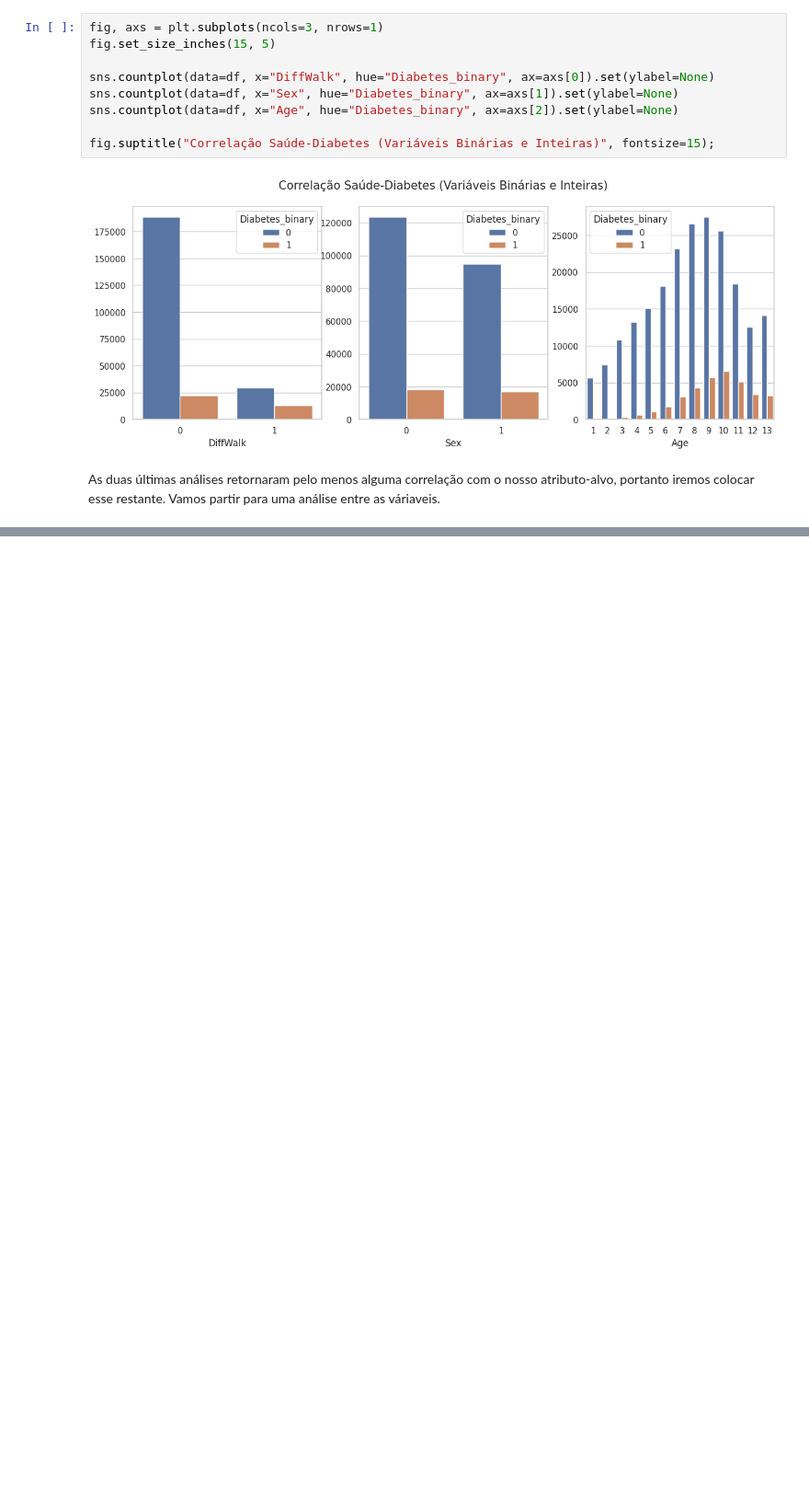
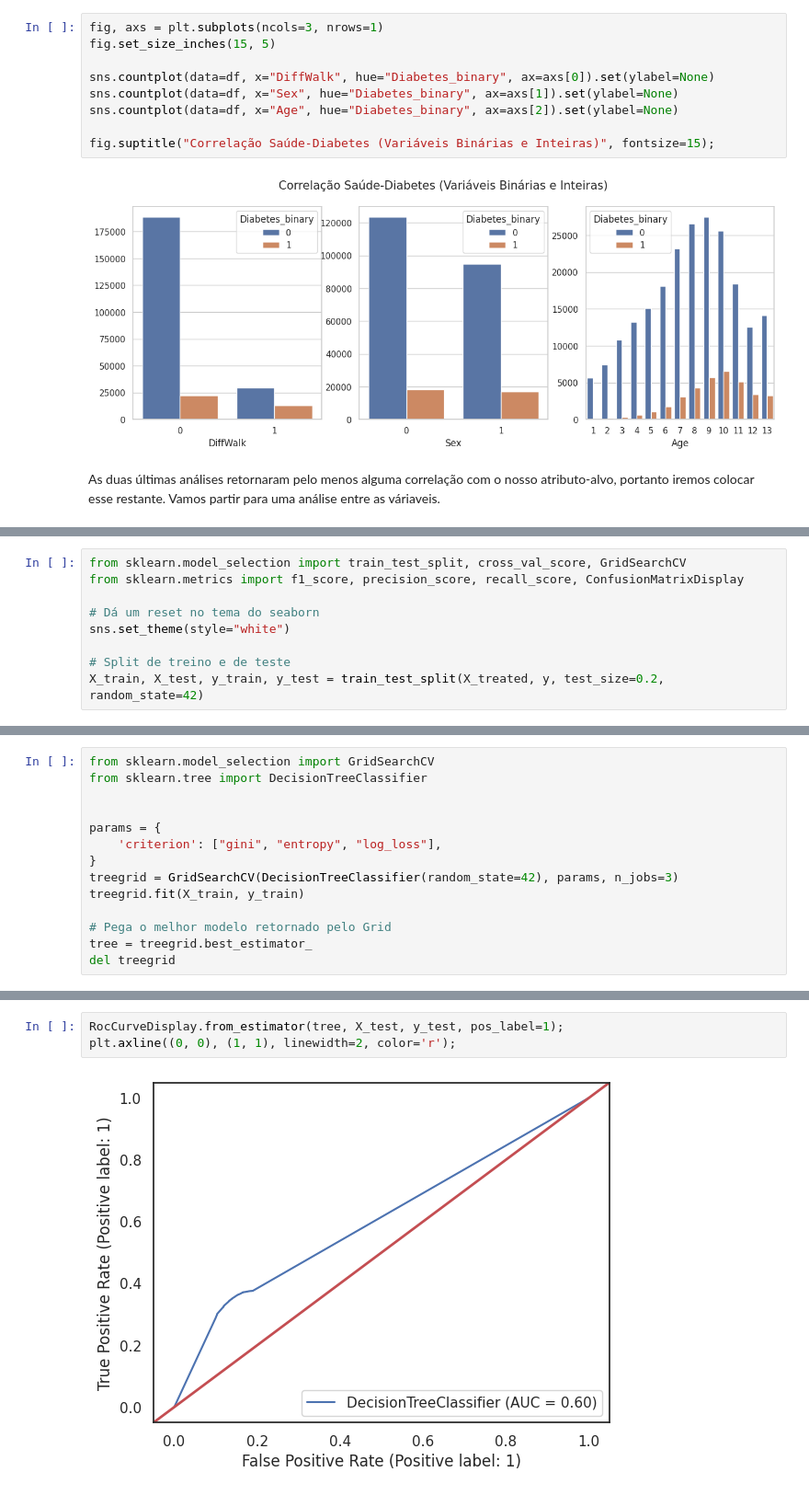
Before and after one commit to RexynyN/current-semester, a Jupyter notebook: ICD/final_analysis.ipynb, the cells around one changed output, grey strips where cells are left out. Shown: that part at 92% size. Drawn from its saved outputs; the diff is of its cells as text; blank space fills up the shorter version.

```diff
--- a/ICD/final_analysis.ipynb
+++ b/ICD/final_analysis.ipynb
@@ -189,0 +227,9 @@ ValueError: Cannot pass values for both `x` and `y`
+# %%
+from sklearn.model_selection import train_test_split, cross_val_score, GridSearchCV
+from sklearn.metrics import f1_score, precision_score, recall_score, ConfusionMatrixDisplay
+
+# Dá um reset no tema do seaborn
+sns.set_theme(style="white")
+
+# Split de treino e de teste
+X_train, X_test, y_train, y_test = train_test_split(X_treated, y, test_size=0.2, random_state=42)
@@ -189,0 +238,14 @@ ValueError: Cannot pass values for both `x` and `y`
+# %%
+from sklearn.model_selection import GridSearchCV
+from sklearn.tree import DecisionTreeClassifier
+
+
+params = {
+    'criterion': ["gini", "entropy", "log_loss"],
+}
+treegrid = GridSearchCV(DecisionTreeClassifier(random_state=42), params, n_jobs=3)
+treegrid.fit(X_train, y_train)
+
+# Pega o melhor modelo retornado pelo Grid
+tree = treegrid.best_estimator_
+del treegrid
@@ -189,0 +414,5 @@ ValueError: Cannot pass values for both `x` and `y`
+# %%
+RocCurveDisplay.from_estimator(tree, X_test, y_test, pos_label=1);
+plt.axline((0, 0), (1, 1), linewidth=2, color='r');
+# %% [output]
+[figure, added]
```
Also changed, not shown: parts of 32 cells of this notebook, 2 other files.
